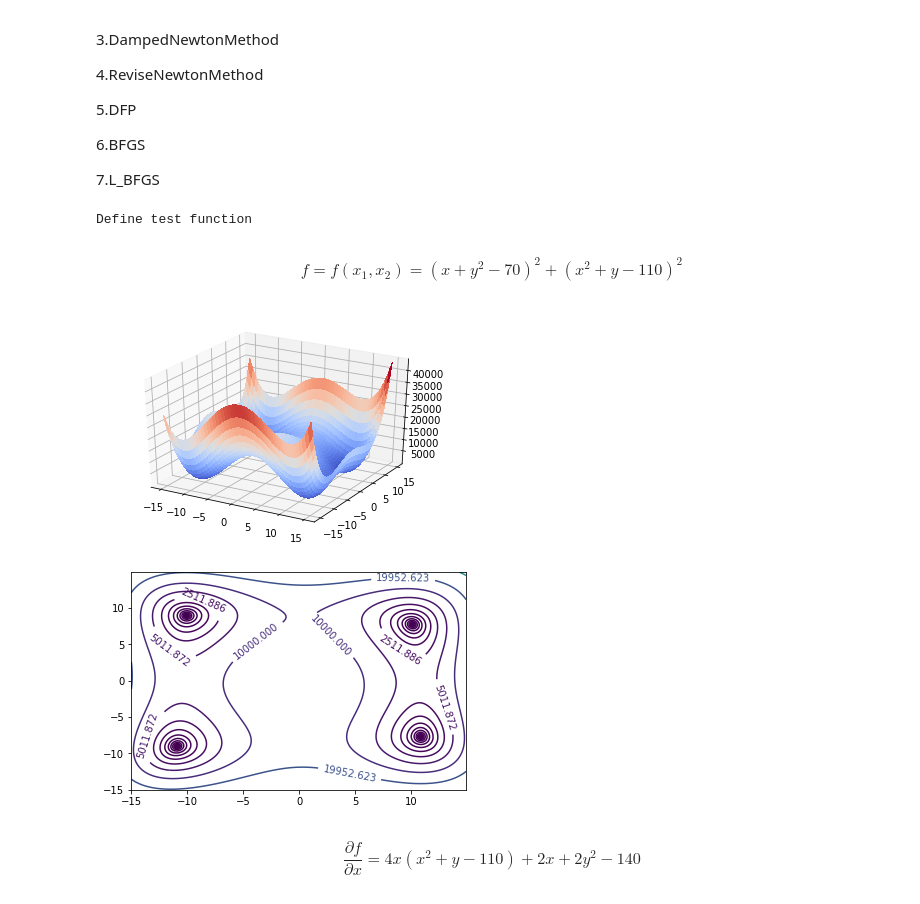
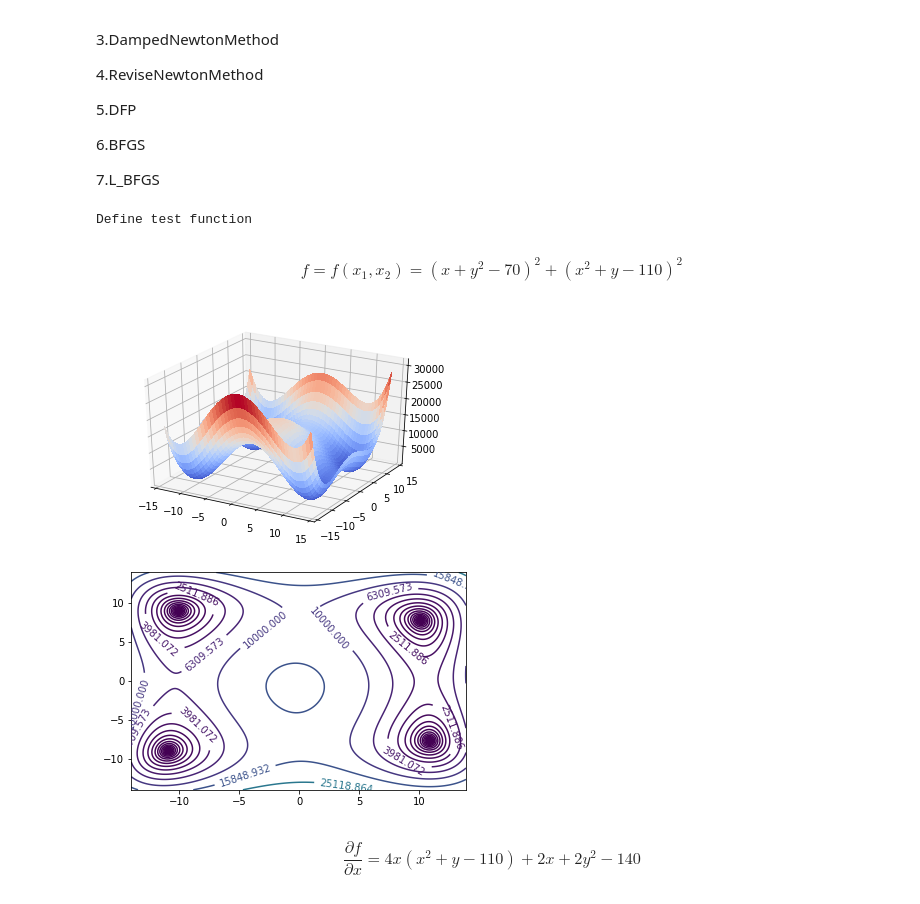
Before and after one commit to qinhy/python_GPU_tutorial_reikna, a Jupyter notebook: Tutorial_4_optimizations.ipynb, the cells around one changed output. Cells and saved outputs as stored; diff of their text form; code cells hidden in the pictures.

```diff
--- a/Tutorial_4_optimizations.ipynb
+++ b/Tutorial_4_optimizations.ipynb
@@ -33,37 +30,37 @@ disFunc = lambda s : display(Math(s))
 # %%
 x = Symbol('x')
 y = Symbol('y')
 
 print('Define test function')
 f    = (x**2 + y -110)**2+(x + y**2 -70)**2
 disFunc('f = f(x_1,x_2) = '+latex(f))
 
 'Change the symbolic function into numpy function'
 f_np = lambdify((x,y), f, "numpy")
 
 'Plot the Test function'
 # Make data.
-paras=[-15, 15, 0.1]
+paras=[-14, 14, 0.1]
 X = np.arange(*paras)
 Y = np.arange(*paras)
 X, Y = np.meshgrid(X, Y)
 Z = f_np(X ,Y )
 
 # Plot data.
 fig = plt.figure()
 ax = fig.gca(projection='3d')
 ax.plot_surface(X, Y, Z, cmap=cm.coolwarm,linewidth=0, antialiased=False)
 plt.show()
 
 fig = plt.figure()
-cs=plt.contour(X, Y, Z, levels=10.0**np.arange(-2,5, 0.3) )
+cs=plt.contour(X, Y, Z, levels=10.0**np.arange(-2,5, 0.2) )
 plt.clabel(cs, inline=1, fontsize=10)
 plt.show()
 # %% [output]
 Define test function
 $$f = f(x_1,x_2) = \left(x + y^{2} - 70\right)^{2} + \left(x^{2} + y - 110\right)^{2}$$
-[figure, old version]
+[figure, new version]
-[figure, old version]
+[figure, new version]
 # %%
 "find out test function's differential fuction"
 
```
Also changed, not shown: parts of 29 cells of this notebook, 1 other file.
